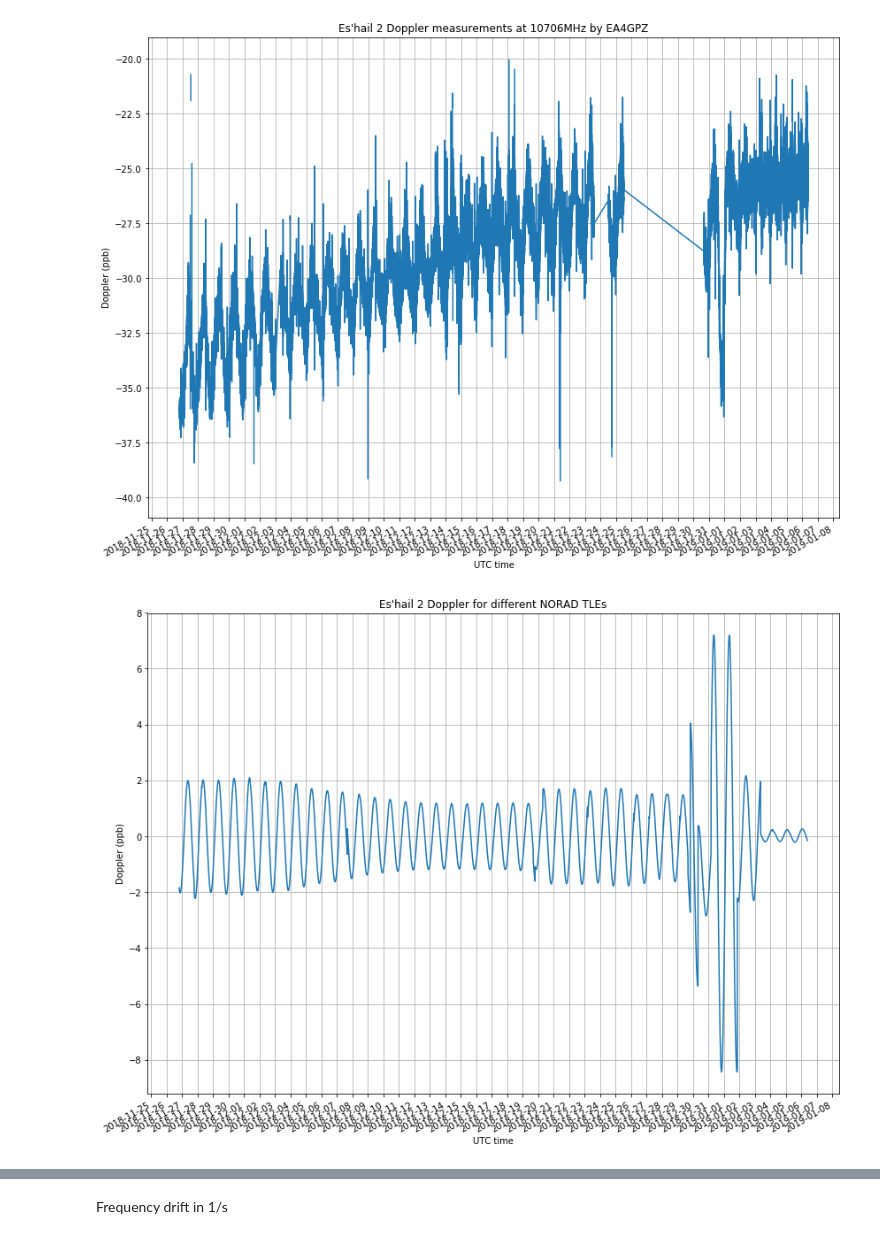
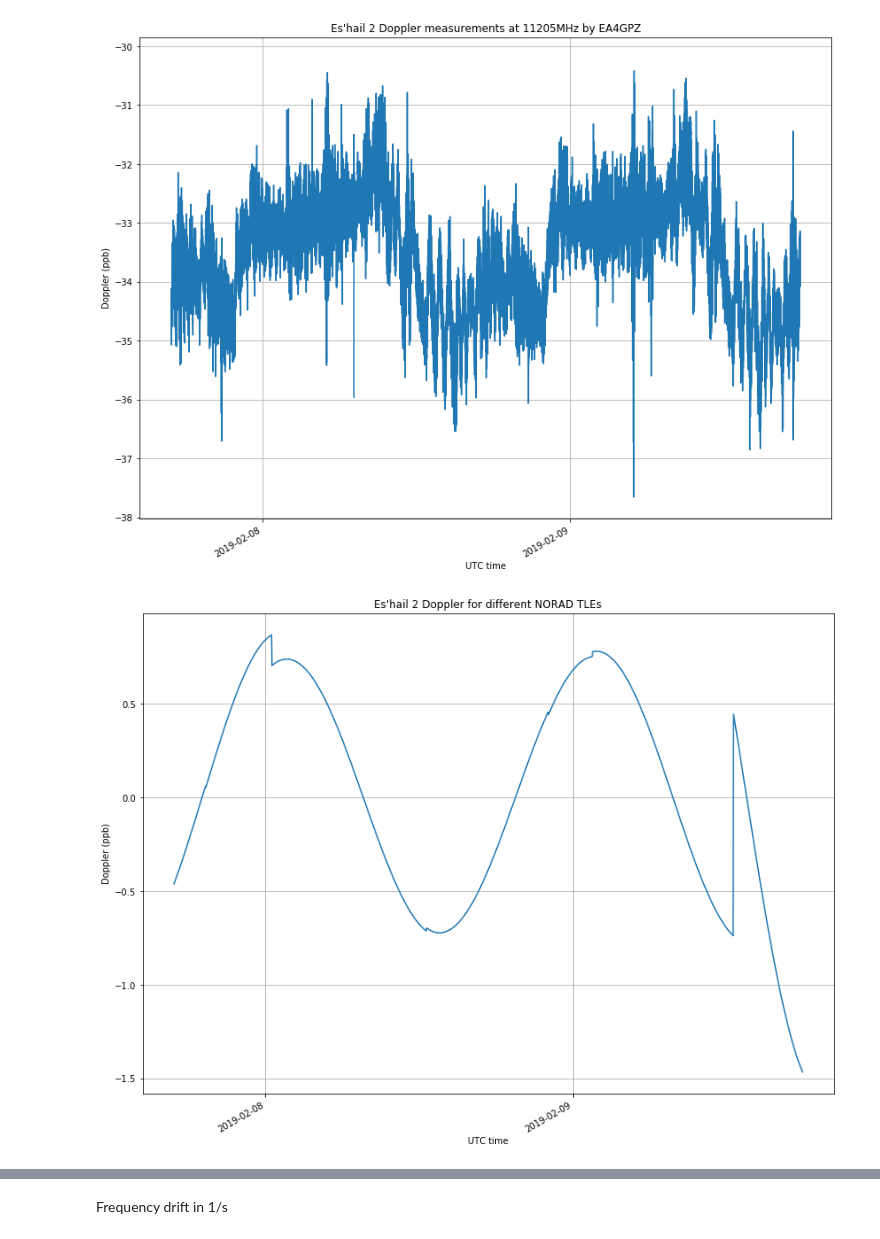
Before and after one commit to daniestevez/jupyter_notebooks, a Jupyter notebook: eshail2/Doppler analysis.ipynb, the cells around one changed output, grey strips where cells are left out. Cells and saved outputs as stored; diff of their text form; code cells hidden in the pictures.

Commit message:
Updated Es'hail 2 Doppler analysis

```diff
--- a/eshail2/Doppler analysis.ipynb
+++ b/eshail2/Doppler analysis.ipynb
@@ -33,21 +33,34 @@ def set_legend():
             'TLEs'])
 # %%
-ppb_ea4gpz = xr.open_dataset('ppb.nc')
+dataset = 'ppb.nc'
+dataset = 'ppb_2019.nc'
+dataset = 'ppb_2019_11205.nc'
+ppb_ea4gpz = xr.open_dataset(dataset)
 
-# filter out some invalid measurements
-ppb_ea4gpz['ppb'][ppb_ea4gpz['ppb'] > -20] = np.nan
-ppb_ea4gpz['ppb'][ppb_ea4gpz['ppb'] < -40] = np.nan
+if dataset == 'ppb.nc':
+    frequency_MHz = 10706
+    # filter out some invalid measurements
+    ppb_ea4gpz['ppb'][ppb_ea4gpz['ppb'] > -20] = np.nan
+    ppb_ea4gpz['ppb'][ppb_ea4gpz['ppb'] < -40] = np.nan
 
-# fix spurious measurement
-ppb_ea4gpz['ppb'][(ppb_ea4gpz['ppb'] > -33) & (ppb_ea4gpz.coords['time'] < np.datetime64('2018-11-27')) ]= np.nan
+    # fix spurious measurement
+    ppb_ea4gpz['ppb'][(ppb_ea4gpz['ppb'] > -33) & (ppb_ea4gpz.coords['time'] < np.datetime64('2018-11-27')) ]= np.nan
+elif dataset == 'ppb_2019.nc':
+    frequency_MHz = 10706
+    ppb_ea4gpz['ppb'][ppb_ea4gpz['ppb'] > -20] = np.nan
+    ppb_ea4gpz['ppb'][ppb_ea4gpz['ppb'] < -30] = np.nan
+elif dataset == 'ppb_2019_11205.nc':
+    frequency_MHz = 11205
+    ppb_ea4gpz['ppb'][ppb_ea4gpz['ppb'] > -30] = np.nan
+    ppb_ea4gpz['ppb'][ppb_ea4gpz['ppb'] < -40] = np.nan
 # %%
 new_figure()
 ppb_ea4gpz['ppb'].plot()
 set_axis_options()
-plt.title('Es\'hail 2 Doppler measurements at 10706MHz by EA4GPZ')
+plt.title(f'Es\'hail 2 Doppler measurements at {frequency_MHz}MHz by EA4GPZ')
 set_axis_labels()
 # %% [output]
-[figure, old version]
+[figure, new version]
 # %%
 def opener_spacetrack(username, password):
     # todo: clean login info from ipynb file
@@ -104,7 +117,7 @@ set_axis_options()
 plt.title('Es\'hail 2 Doppler for different NORAD TLEs')
 set_axis_labels()
 # %% [output]
-[figure, old version]
+[figure, new version]
 # %%
 measurements = (ppb_ea4gpz['ppb']-ppb_ea4gpz['ppb'].mean()).resample(time = '10min').mean()
 # %%
```
Also changed, not shown: parts of 9 cells of this notebook, 2 other files.
